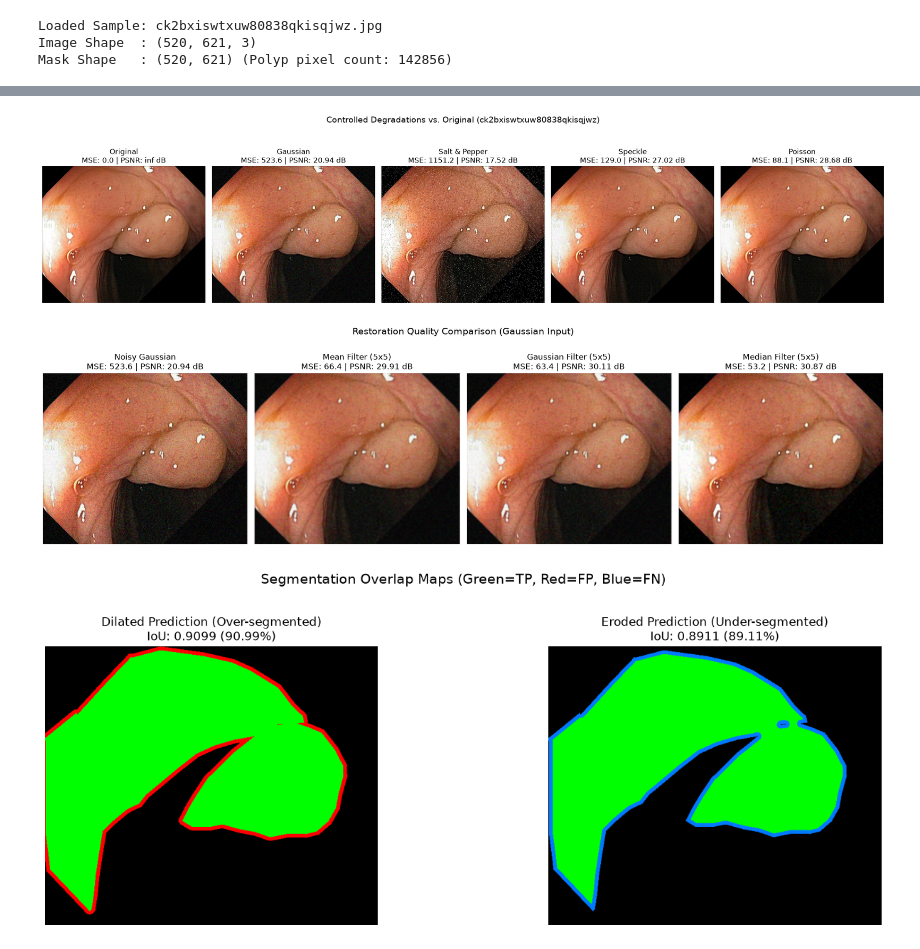
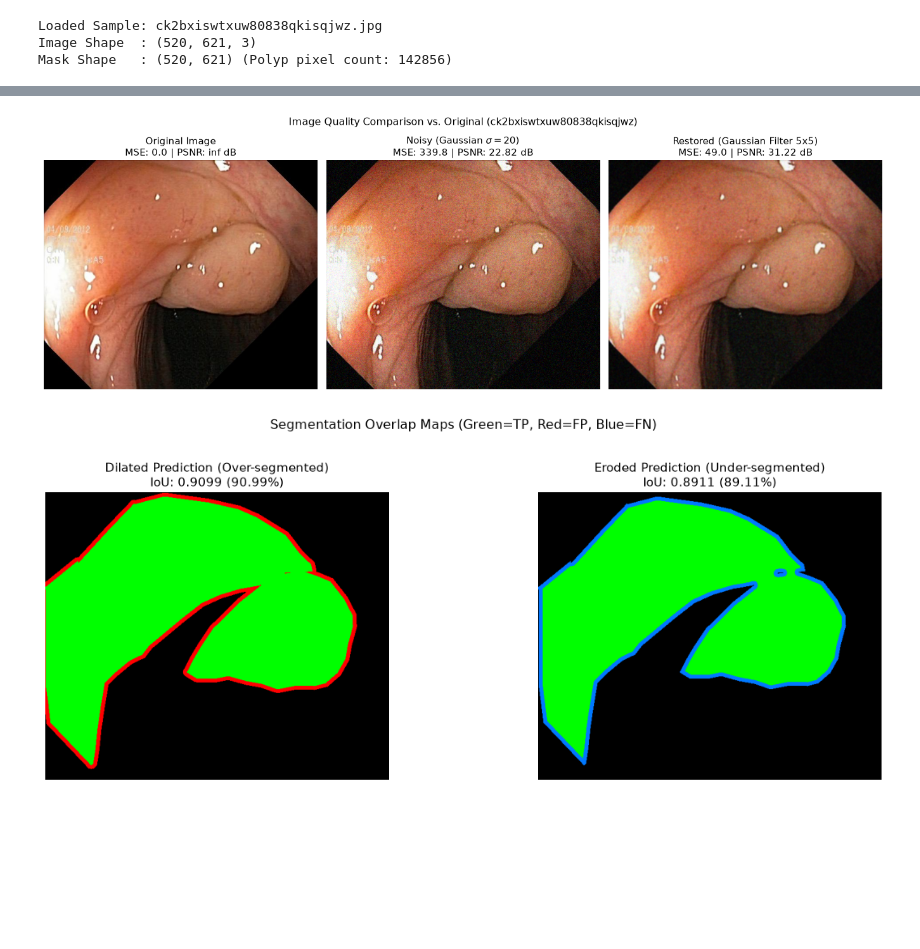
Before and after one commit to salahshinkar/image_project, a Jupyter notebook: notebooks/metrics.ipynb, the cells around one changed output, grey strips where cells are left out. Cells and saved outputs as stored; diff of their text form; code cells hidden in the pictures; blank space fills up the shorter version.

Commit message:
clean(metrics): remove duplicate noise degradation functions

```diff
--- a/notebooks/metrics.ipynb
+++ b/notebooks/metrics.ipynb
@@ -374,63 +477,33 @@ Running Metrics Validation on Dataset (ck2bxiswtxuw80838qkisqjwz)
 # %%
 # ==========================================
-# Cell 10: Visual Comparison of Degradations with MSE & PSNR
+# Cell 9: Visual Comparison of Image Quality with MSE & PSNR
 # ==========================================
 
-gaussian_noisy = add_gaussian_noise(image)
-salt_pepper_noisy = add_salt_pepper_noise(image)
-speckle_noisy = add_speckle_noise(image)
-poisson_noisy = add_poisson_noise(image)
+np.random.seed(42)
+noise = np.random.normal(0, 20, image.shape)
+noisy_image = np.clip(image.astype(np.float64) + noise, 0, 255).astype(np.uint8)
+restored_image = cv2.GaussianBlur(noisy_image, (5, 5), 0)
 
-images = [image, gaussian_noisy, salt_pepper_noisy, speckle_noisy, poisson_noisy]
-titles = ["Original", "Gaussian", "Salt & Pepper", "Speckle", "Poisson"]
+images = [image, noisy_image, restored_image]
+titles = ["Original Image", "Noisy (Gaussian $\sigma=20$)", "Restored (Gaussian Filter 5x5)"]
 
-plt.figure(figsize=(20, 5))
+plt.figure(figsize=(15, 5), dpi=90)
 for i in range(len(images)):
     mse_v = calculate_mse(image, images[i])
     psnr_v = calculate_psnr(image, images[i])
-    plt.subplot(1, 5, i + 1)
+    plt.subplot(1, 3, i + 1)
     plt.imshow(images[i])
     plt.title(f"{titles[i]}\nMSE: {mse_v:.1f} | PSNR: {psnr_v:.2f} dB")
     plt.axis("off")
 
-plt.suptitle("Controlled Degradations vs. Original (ck2bxiswtxuw80838qkisqjwz)", fontsize=14, y=1.02)
+plt.suptitle("Image Quality Comparison vs. Original (ck2bxiswtxuw80838qkisqjwz)", fontsize=13, y=1.02)
 plt.tight_layout()
 plt.show()
 # %% [output]
-[figure, old version]
+[figure, new version]
-# %%
-# ==========================================
-# Cell 11: Visual Comparison of Restoration Filters
-# ==========================================
-
-mean_restored = cv2.blur(gaussian_noisy, (5, 5))
-gaussian_restored = cv2.GaussianBlur(gaussian_noisy, (5, 5), 1.5)
-median_restored = cv2.medianBlur(gaussian_noisy, 5)
-
-restorations = [
-    ("Noisy Gaussian", gaussian_noisy),
-    ("Mean Filter (5x5)", mean_restored),
-    ("Gaussian Filter (5x5)", gaussian_restored),
-    ("Median Filter (5x5)", median_restored)
-]
-
-plt.figure(figsize=(18, 5))
-for i, (name, img_r) in enumerate(restorations):
-    mse_v = calculate_mse(image, img_r)
-    psnr_v = calculate_psnr(image, img_r)
-    plt.subplot(1, 4, i + 1)
-    plt.imshow(img_r)
-    plt.title(f"{name}\nMSE: {mse_v:.1f} | PSNR: {psnr_v:.2f} dB")
-    plt.axis("off")
-
-plt.suptitle("Restoration Quality Comparison (Gaussian Input)", fontsize=14, y=1.02)
-plt.tight_layout()
-plt.show()
-# %% [output]
-[figure, removed]
 # %%
 # ==========================================
-# Cell 12: Visual Comparison of Segmentation IoU Overlap
+# Cell 10: Visual Comparison of Segmentation IoU Overlap
 # ==========================================
 
 kernel = cv2.getStructuringElement(cv2.MORPH_ELLIPSE, (15, 15))
@@ -442,7 +515,7 @@ preds = [
     ("Eroded Prediction (Under-segmented)", pred_eroded)
 ]
 
-plt.figure(figsize=(15, 5))
+plt.figure(figsize=(14, 5), dpi=90)
 for i, (name, pmask) in enumerate(preds):
     iou_v = calculate_iou(mask, pmask)
 
@@ -457,8 +530,8 @@ for i, (name, pmask) in enumerate(preds):
     plt.title(f"{name}\nIoU: {iou_v:.4f} ({iou_v * 100:.2f}%)")
     plt.axis("off")
 
-plt.suptitle("Segmentation Overlap Maps (Green=TP, Red=FP, Blue=FN)", fontsize=14, y=1.02)
+plt.suptitle("Segmentation Overlap Maps (Green=TP, Red=FP, Blue=FN)", fontsize=13, y=1.02)
 plt.tight_layout()
 plt.show()
 # %% [output]
-[figure, old version]
+[figure, new version]
```
Also changed, not shown: parts of 12 cells of this notebook, 1 other file.
